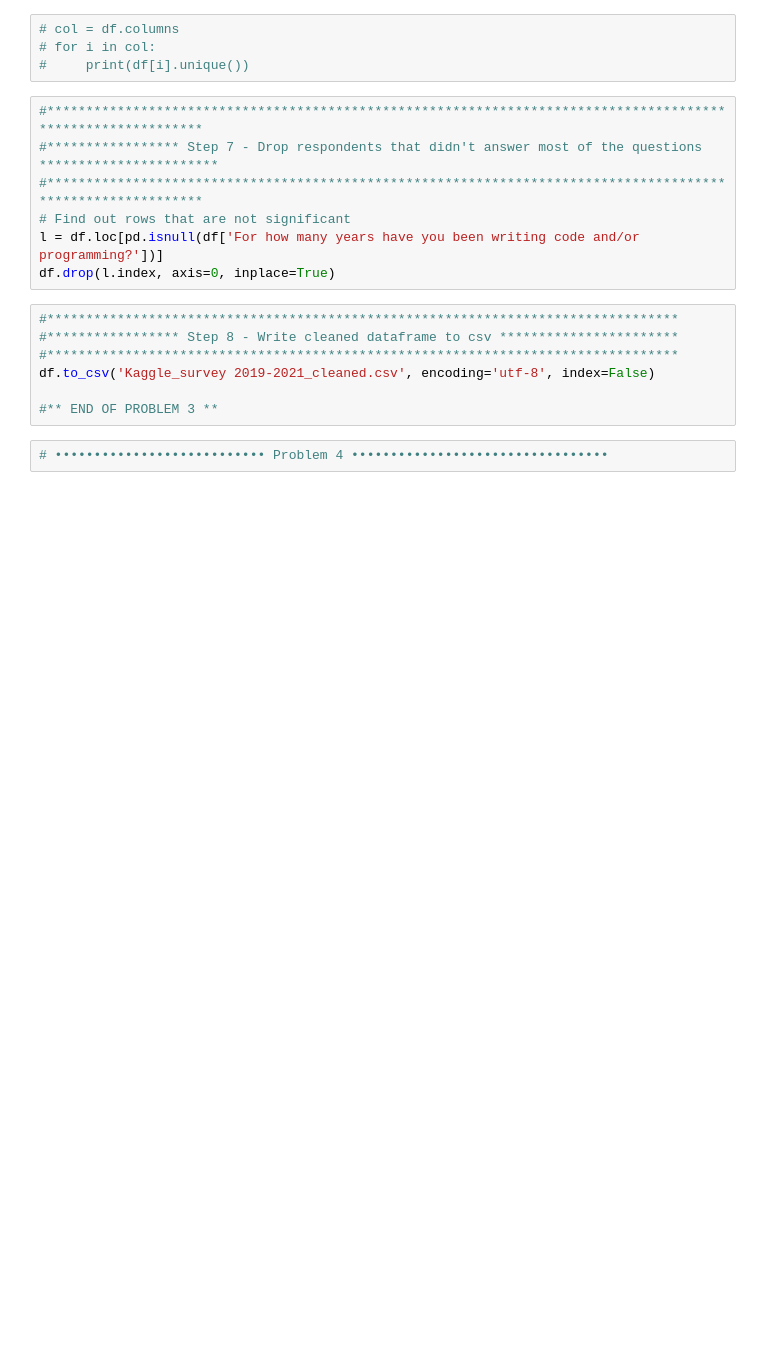
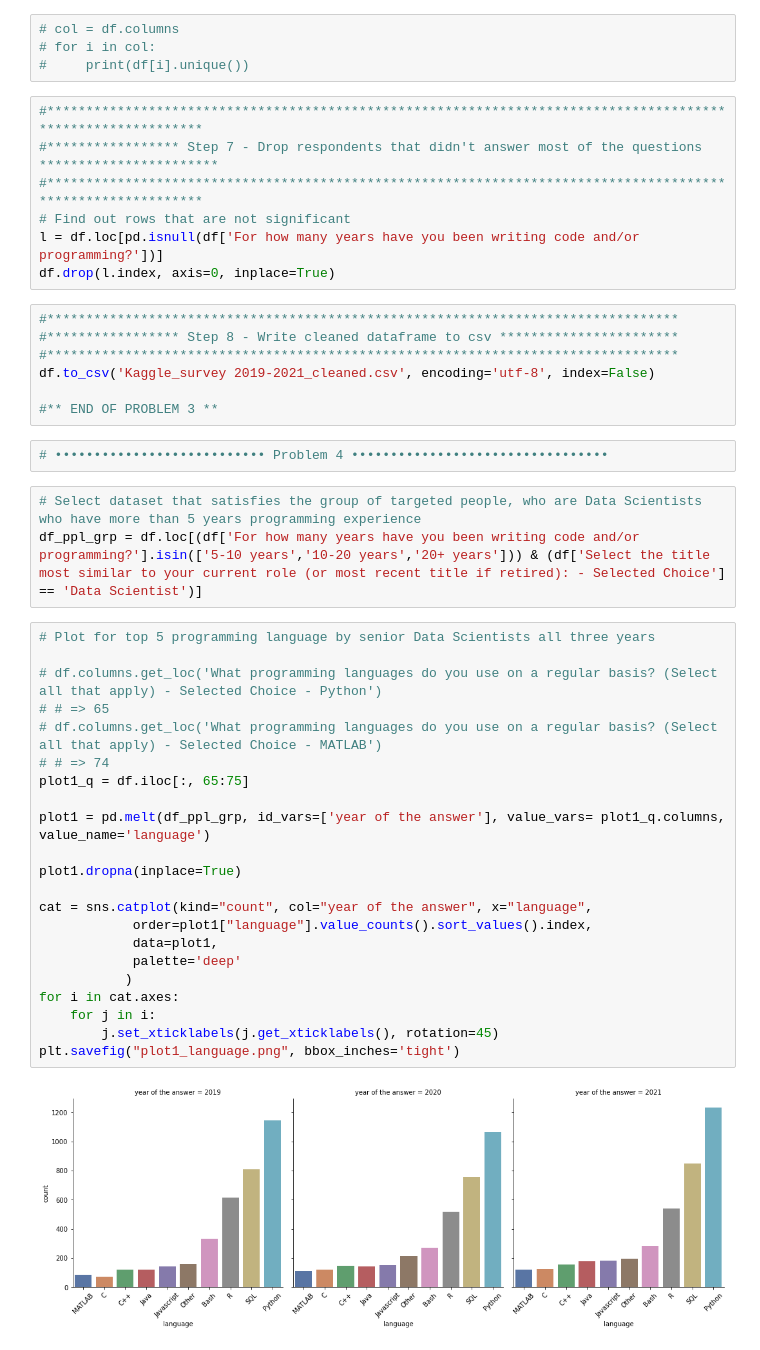
Before and after one commit to mingyeahh/Data-collection-cleaning, a Jupyter notebook: knpv42.ipynb, the cells around one changed output. Cells and saved outputs as stored; diff of their text form; blank space fills up the shorter version.

```diff
--- a/knpv42.ipynb
+++ b/knpv42.ipynb
@@ -736,3 +736,30 @@ df.to_csv('Kaggle_survey 2019-2021_cleaned.csv', encoding='utf-8', index=False)
 #** END OF PROBLEM 3 **
 # %%
 # ••••••••••••••••••••••••••• Problem 4 •••••••••••••••••••••••••••••••••
+# %%
+# Select dataset that satisfies the group of targeted people, who are Data Scientists who have more than 5 years programming experience
+df_ppl_grp = df.loc[(df['For how many years have you been writing code and/or programming?'].isin(['5-10 years','10-20 years','20+ years'])) & (df['Select the title most similar to your current role (or most recent title if retired): - Selected Choice'] == 'Data Scientist')]
+# %%
+# Plot for top 5 programming language by senior Data Scientists all three years
+
+# df.columns.get_loc('What programming languages do you use on a regular basis? (Select all that apply) - Selected Choice - Python')
+# # => 65
+# df.columns.get_loc('What programming languages do you use on a regular basis? (Select all that apply) - Selected Choice - MATLAB')
+# # => 74
+plot1_q = df.iloc[:, 65:75]
+
+plot1 = pd.melt(df_ppl_grp, id_vars=['year of the answer'], value_vars= plot1_q.columns, value_name='language')
+
+plot1.dropna(inplace=True)
+
+cat = sns.catplot(kind="count", col="year of the answer", x="language",
+            order=plot1["language"].value_counts().sort_values().index,
+            data=plot1,
+            palette='deep'
+           )
+for i in cat.axes:
+    for j in i:
+        j.set_xticklabels(j.get_xticklabels(), rotation=45)
+plt.savefig("plot1_language.png", bbox_inches='tight')
+# %% [output]
+[figure, added]
```
Also changed, not shown: parts of 5 cells of this notebook, 1 other file.
